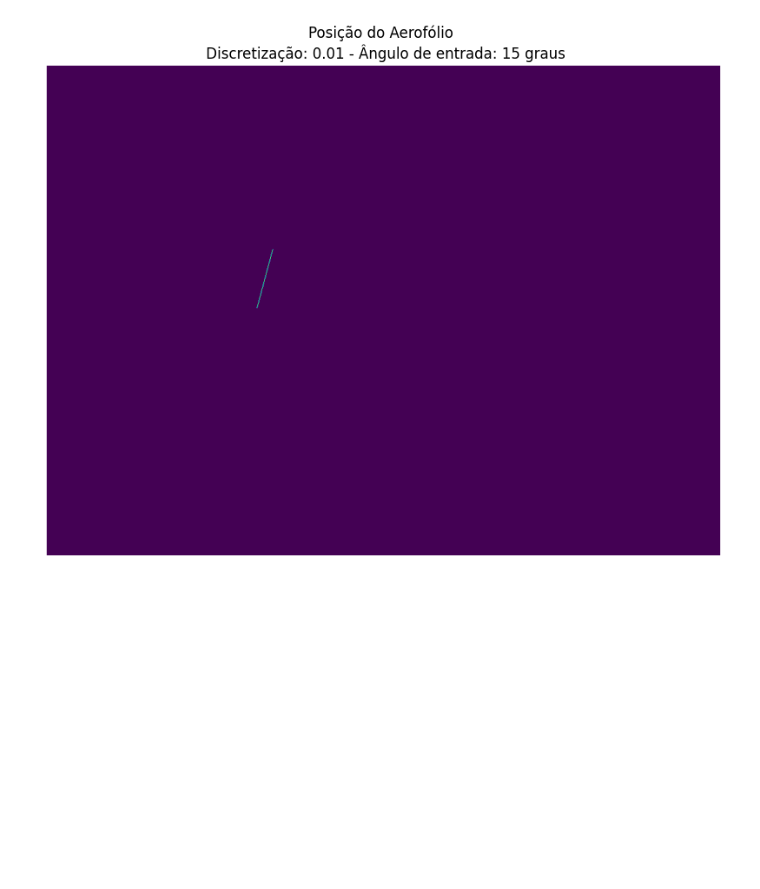
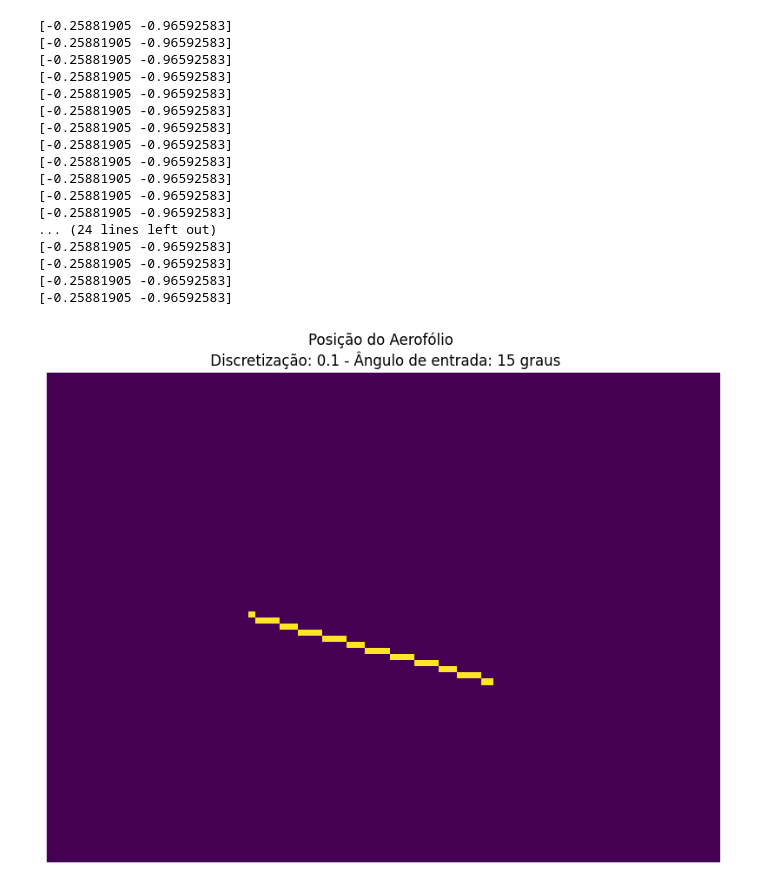
Before and after one commit to guicbelon/EulerRK4_simul, a Jupyter notebook: 2.ipynb, the cells around one changed output. Saved outputs shown, nothing was run; the diff lists cells and outputs as text; code cells hidden in the pictures; blank space fills up the shorter version.

Commit message:
add: separate surfaces

```diff
--- a/2.ipynb
+++ b/2.ipynb
@@ -27,6 +27,7 @@ class Point:
         self.is_surface_2 = False
         self.is_surface_3 = False
         self.is_surface_4 = False
+        self.normal_direction = None
         self.g = 9.8
         self.density = 1
         self.bernoulli_result = 10E5/(self.density*self.g)
@@ -129,22 +130,28 @@ class Mesh:
                         or self.right_point.is_airfoil
                         or self.upper_point.is_airfoil
                         or self.lower_point.is_airfoil):
-                        self.is_in_surface(row_id, col_id)
+                        self.define_surface(row_id, col_id)
 
-    def is_in_surface(self, row_id, col_id):
+    def define_surface(self, row_id, col_id):
         point_position = np.array([self.center_point.x_pos, self.center_point.y_pos]) - self.airfoil_center
         point_position_in_new_system = self.rotation_matrix@point_position
         point_position_in_new_system = point_position_in_new_system*(1+self.delta)
         new_x = point_position_in_new_system[0]
         new_y = point_position_in_new_system[1]
+        normal_in_I = np.array([np.sin(self.rotation_angle), np.cos(self.rotation_angle)])
+        normal_in_J = np.array([-np.cos(self.rotation_angle), np.sin(self.rotation_angle)])
         if new_x >= (self.airfoil_width/2):
             self.mesh[row_id][col_id].is_surface_1 = True
+            self.mesh[row_id][col_id].normal_direction = -normal_in_I
         elif new_x <= -(self.airfoil_width/2):
             self.mesh[row_id][col_id].is_surface_3 = True
+            self.mesh[row_id][col_id].normal_direction = normal_in_I
         elif new_y >= (self.airfoil_height/2):
             self.mesh[row_id][col_id].is_surface_4 = True
+            self.mesh[row_id][col_id].normal_direction = normal_in_J
         elif new_y <= -(self.airfoil_height/2):
             self.mesh[row_id][col_id].is_surface_2 = True
+            self.mesh[row_id][col_id].normal_direction = -normal_in_J
 
 
     def is_in_airfoil(self, point):
@@ -301,6 +308,13 @@ class Mesh:
                     self.right_point = self.mesh[row_id][col_id+1]
                 self.calculate_derivates(row_id, col_id)
 
+    def calculate_drag_force(self):
+        drag_force = 0
+        for row_id in range(self.num_of_rows):
+            for col_id in range(self.num_of_cols):
+                point = self.mesh[row_id][col_id]
+                if point
+
 
     def simul(self):
         max_error = np.inf
@@ -378,14 +392,13 @@ class Mesh:
 
 
 
-m = Mesh(rotation_angle_in_degrees=90, delta = 0.01)
+m = Mesh(rotation_angle_in_degrees=15, delta = 0.1)
 
 mesh = m.mesh
 #m.plot_mesh()
 m.simul()
-#m.plot_streamline()
-#m.plot_velocities(plot_contour=True)
-#m.plot_pressure(plot_contour=True)
-#
+m.plot_streamline()
+m.plot_velocities(plot_contour=True)
+m.plot_pressure(plot_contour=True)
 # %% [output]
 Iteration: 1 - Max Error: 1.0
@@ -398,30 +424,48 @@ KeyboardInterrupt:
 # %%
 def plot_mesh(self):
 
     mesh = [[None]*self.num_of_cols for _ in range(self.num_of_rows)]
     for c in range(self.num_of_cols):
         for r in range(self.num_of_rows):
             point = self.mesh[r][c]
-            if point.is_surface_4:
+            if point.is_surface_1:
                 mesh[r][c] = 1
+                print(point.normal_direction)
             #elif point.is_surface_2:
             #    mesh[r][c] = 2
             #elif point.is_surface_3:
             #    mesh[r][c] = 3
             #elif point.is_surface_4:
             #    mesh[r][c] = 4
             else:
                 mesh[r][c] = 0
     plt.figure(figsize=(10, 8))
     plt.imshow(mesh)
     plt.title(f'Posição do Aerofólio \n Discretização: {self.delta} - Ângulo de entrada: {self.rotation_angle_in_degrees} graus')
     plt.axis('off')
     plt.show()
 
 
 plot_mesh(m)
 # %% [output]
+[-0.25881905 -0.96592583]
+[-0.25881905 -0.96592583]
+[-0.25881905 -0.96592583]
+[-0.25881905 -0.96592583]
+[-0.25881905 -0.96592583]
+[-0.25881905 -0.96592583]
+[-0.25881905 -0.96592583]
+[-0.25881905 -0.96592583]
+[-0.25881905 -0.96592583]
+[-0.25881905 -0.96592583]
+[-0.25881905 -0.96592583]
+[-0.25881905 -0.96592583]
+... (24 lines left out)
+[-0.25881905 -0.96592583]
+[-0.25881905 -0.96592583]
+[-0.25881905 -0.96592583]
+[-0.25881905 -0.96592583]
-[figure, old version]
+[figure, new version]
 # %%
 #36 min - 90 deg - 0.02 de disc - 4786 iterations
 # %%
```
Also changed, not shown: parts of 3 cells of this notebook.
